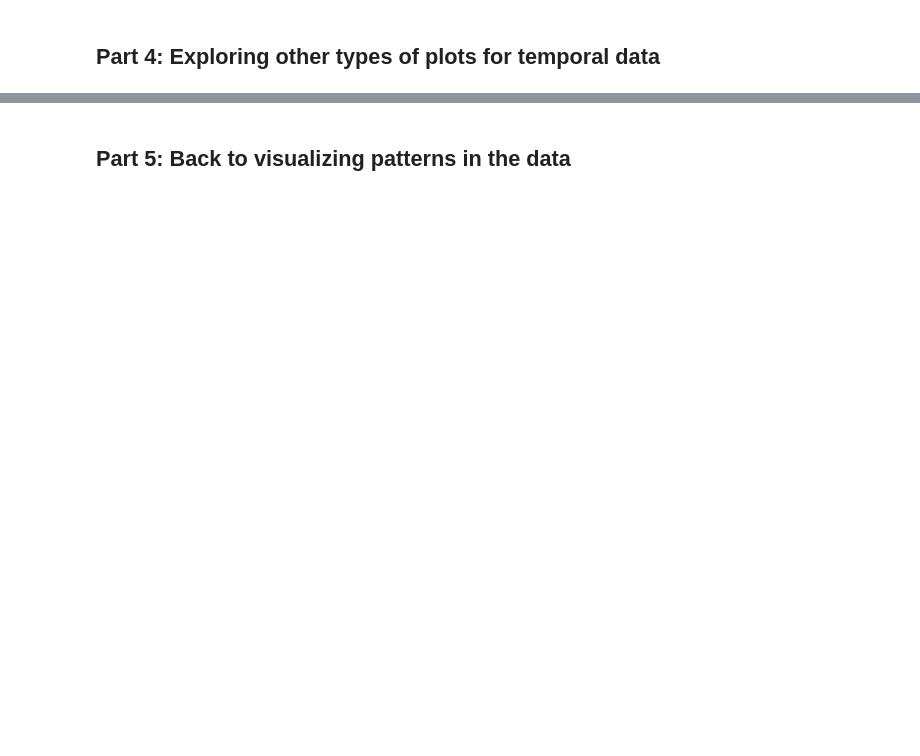
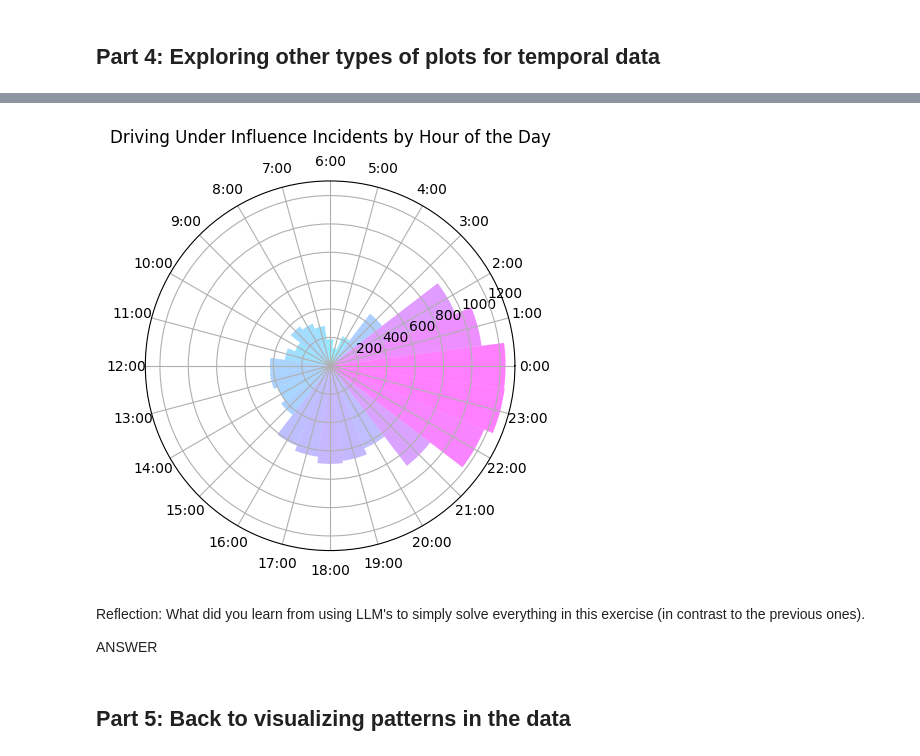
Before and after one commit to AleksandarLukic96/02806_Social_Data, a Jupyter notebook: notebooks/W2_Paula.ipynb, the cells around one changed output, grey strips where cells are left out. Drawn from its saved outputs; the diff is of its cells as text; code cells hidden in the pictures; blank space fills up the shorter version.

```diff
--- a/notebooks/W2_Paula.ipynb
+++ b/notebooks/W2_Paula.ipynb
@@ -399,2 +459,40 @@ plt.show()
+# %%
+# Polar bar chart of driving under influence incidents
+
+import matplotlib.pyplot as plt
+
+# Filter the DataFrame for driving under influence data
+dui_data = df[df['Category'] == 'DRIVING UNDER THE INFLUENCE']
+
+# Group by hour and count occurrences
+hourly_counts = dui_data.groupby('Hour').size()
+
+# Ensure all 24 hours are represented
+hourly_counts = hourly_counts.reindex(range(24), fill_value=0)
+
+# Compute theta and radii
+theta = np.linspace(0.0, 2 * np.pi, 24, endpoint=False)
+radii = hourly_counts.values
+width = 2 * np.pi / 24  # Width of each bar
+
+# Create the polar bar chart
+fig, ax = plt.subplots(subplot_kw={'projection': 'polar'})
+bars = ax.bar(theta, radii, width=width, bottom=0.0, color=plt.cm.cool(radii / radii.max()), alpha=0.5)
+
+# Add hour labels
+ax.set_xticks(theta)
+ax.set_xticklabels([f'{i}:00' for i in range(24)])
+
+# Add title
+plt.title('Driving Under Influence Incidents by Hour of the Day', va='bottom')
+
+# Show the plot
+plt.show()
+# %% [output]
+[figure, added]
+# %% [markdown]
+Reflection: What did you learn from using LLM's to simply solve everything in this exercise (in contrast to the previous ones).
+
+ANSWER
 # %% [markdown]
 ## Part 5: Back to visualizing patterns in the data
```
Also changed, not shown: parts of 4 cells of this notebook.
